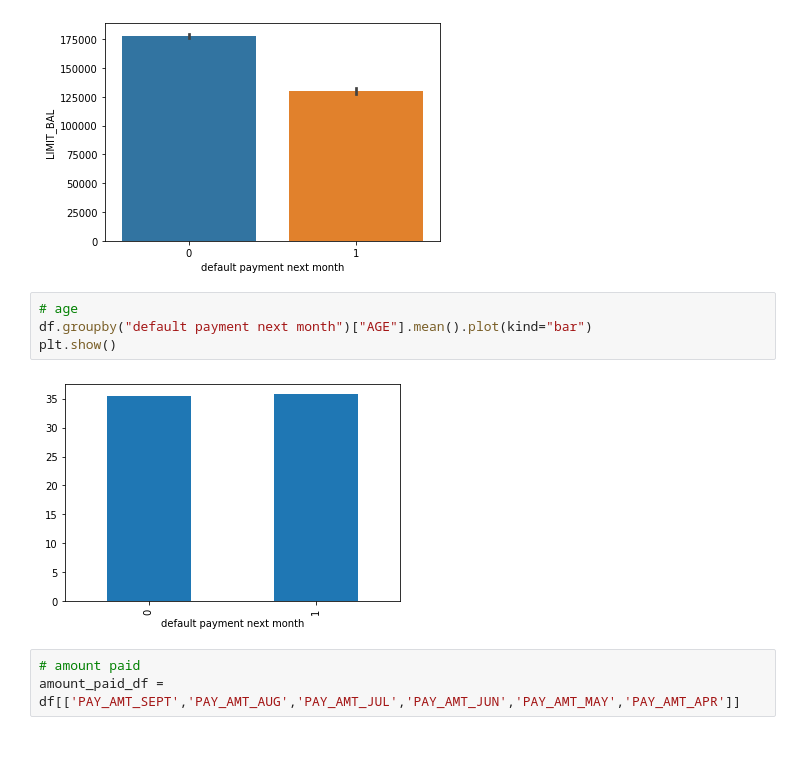
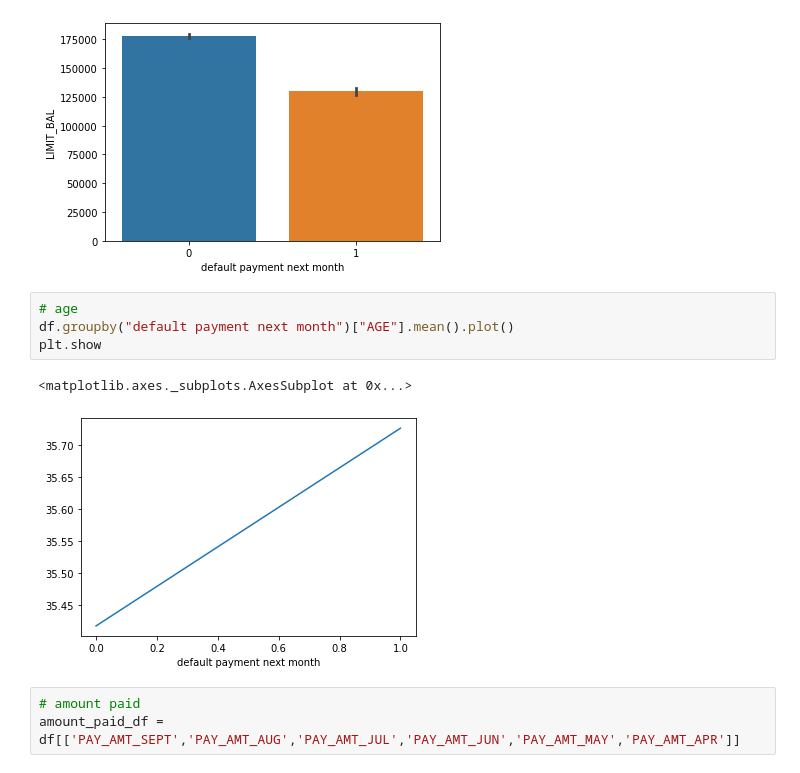
Before and after one commit to AyushSonuu/credit-card-default-ML-classification-capstone, a Jupyter notebook: Copy_of_Credit_Card_Default_Prediction_Capstone_Project.ipynb, the cells around one changed output. Cells and saved outputs as stored; diff of their text form; blank space fills up the shorter version.

```diff
--- a/Copy_of_Credit_Card_Default_Prediction_Capstone_Project.ipynb
+++ b/Copy_of_Credit_Card_Default_Prediction_Capstone_Project.ipynb
@@ -256,10 +257,11 @@ plt.show()
 [figure]
 # %%
 # age
-df.groupby("default payment next month")["AGE"].mean().plot(kind="bar")
-plt.show()
+df.groupby("default payment next month")["AGE"].mean().plot()
+plt.show
 # %% [output]
+<matplotlib.axes._subplots.AxesSubplot at 0x...>
-[figure, old version]
+[figure, new version]
 # %%
 # amount paid
 amount_paid_df = df[['PAY_AMT_SEPT','PAY_AMT_AUG','PAY_AMT_JUL','PAY_AMT_JUN','PAY_AMT_MAY','PAY_AMT_APR']]
```
Also changed, not shown: parts of 34 cells of this notebook.
